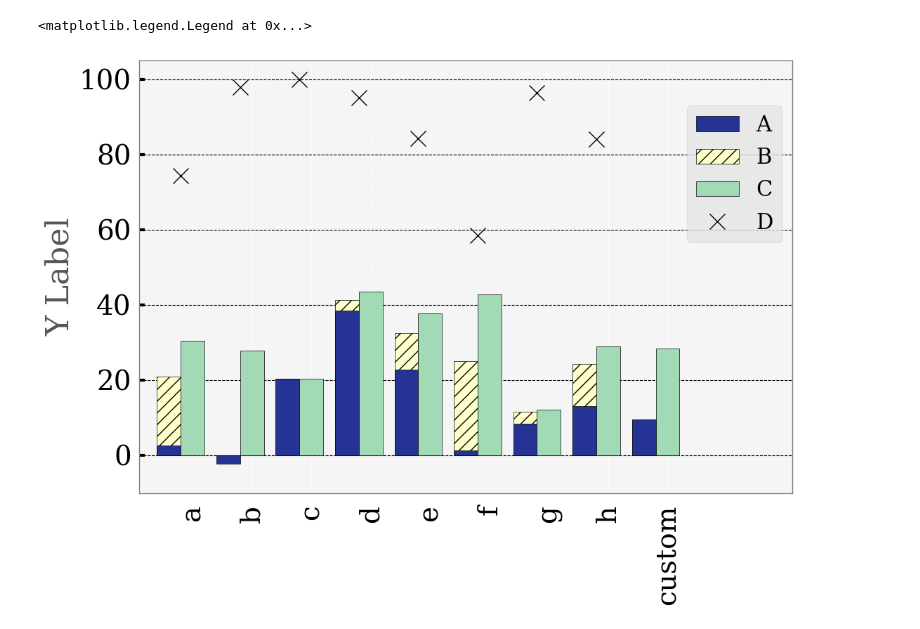
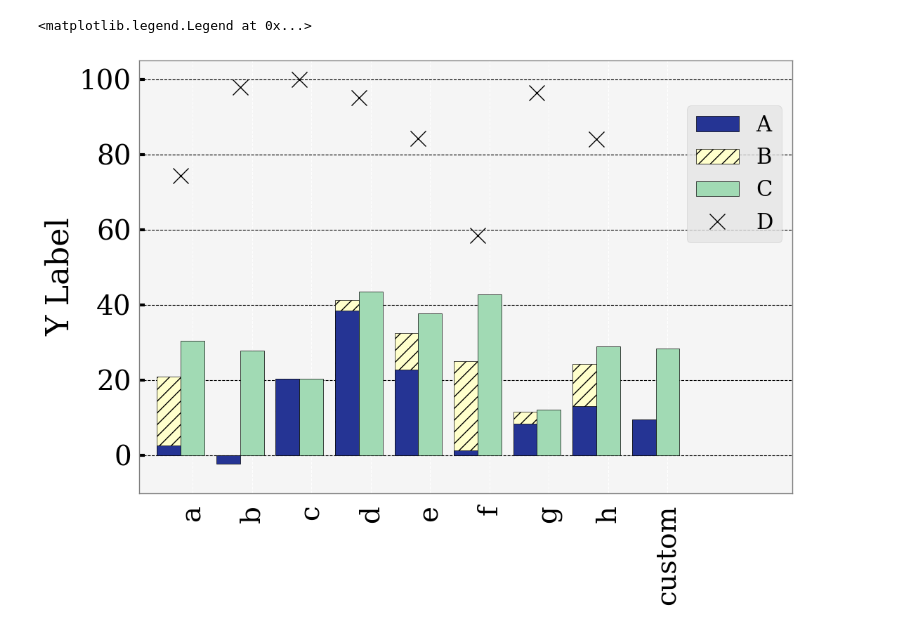
Before and after one commit to amsharifian/plot-template, a Jupyter notebook: plot/interactive/multiple_bar.ipynb, the cells around one changed output. Saved outputs shown, nothing was run; the diff lists cells and outputs as text; code cells hidden in the pictures.

```diff
--- a/plot/interactive/multiple_bar.ipynb
+++ b/plot/interactive/multiple_bar.ipynb
@@ -72,38 +72,38 @@ for t in df['paths']:
     c += 1
 
 
-ax.set_ylabel('Y Label',fontsize=32)
+ax.set_ylabel('Y Label', color='black', fontsize=32)
 ax.set_xticks(ind+0.4);
 
 # Adding extra name to the x labels
 # rotation='degree' for rotating the text
 ax.set_xticklabels(u.rename(df['name'])+['custom'])
 
 
 ### Style
 # Set the background color
 ax.set_facecolor('whitesmoke')
 
 plt.gca().xaxis.grid(False)
 plt.gca().yaxis.grid(True, color='black')
 
 plt.tick_params( axis='x', which='both', bottom=False, top=False, colors='black')
 plt.tick_params( axis='y', which='both', right=False, colors='black' )
 
 plt.tick_params(axis='both', which='major', direction='in',
                 length=6, width=3,color='black', labelsize=28)
 plt.grid(linestyle='--')
 
 ax.spines['bottom'].set_color('gray')
 ax.spines['top'].set_color('gray')
 ax.spines['right'].set_color('gray')
 ax.spines['left'].set_color('gray')
 
 # Adding legend and the position
 ax.legend((pbars[0], opbars[0], cbars[0], prec[0]), ('A', 'B', 'C', 'D'), bbox_to_anchor=(1, 0.92), fontsize=22)
 
 # fig.savefig('test.pdf',
 #     facecolor=fig.get_facecolor(), bbox_inches='tight')
 # %% [output]
 <matplotlib.legend.Legend at 0x...>
-[figure, old version]
+[figure, new version]
```
Also changed, not shown: 1 other file.
